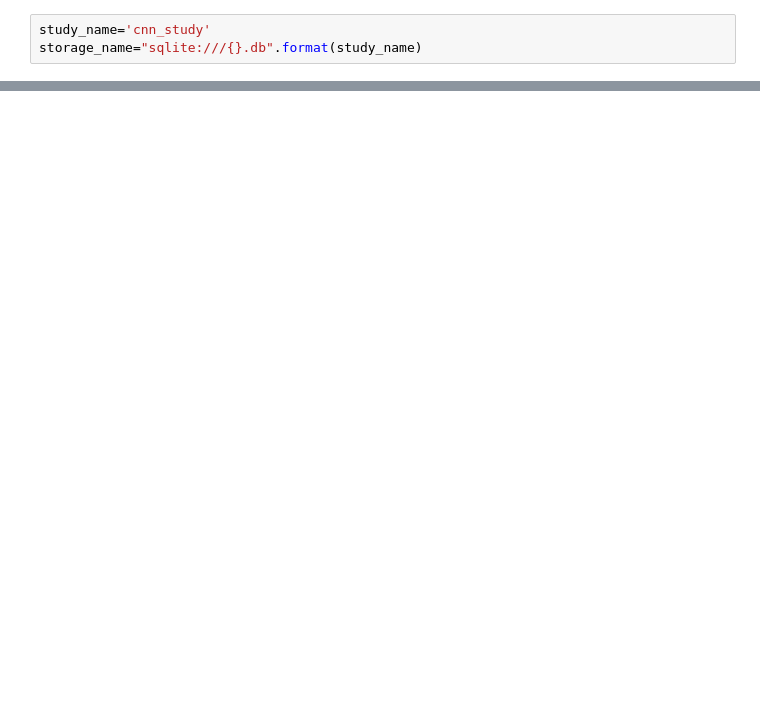
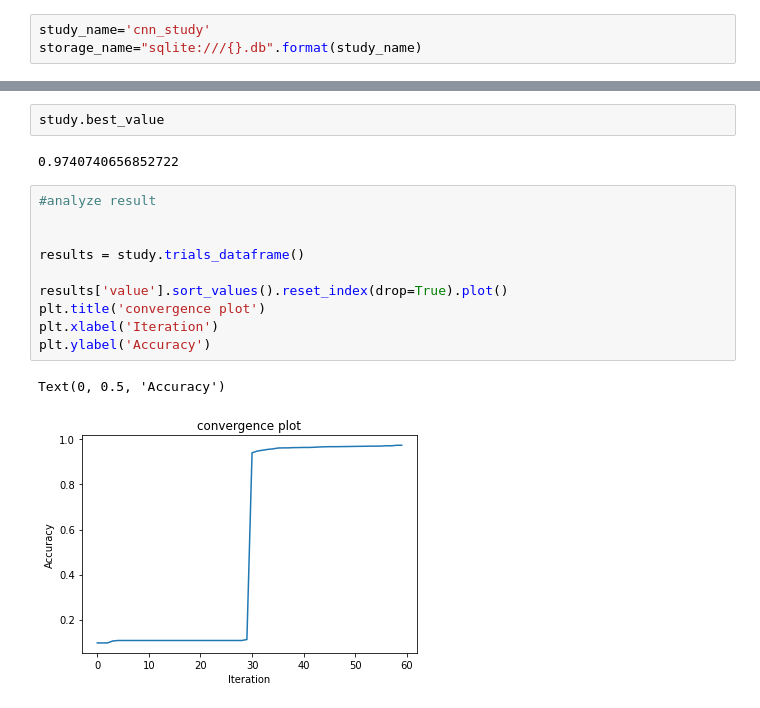
Before and after one commit to mahesh-ml/MLBasics, a Jupyter notebook: Optuna_optimizeCNN.ipynb, the cells around one changed output, grey strips where cells are left out. Cells and saved outputs as stored; diff of their text form; blank space fills up the shorter version.

```diff
--- a/Optuna_optimizeCNN.ipynb
+++ b/Optuna_optimizeCNN.ipynb
@@ -185,0 +240,17 @@ ValueError: ignored
+# %%
+study.best_value
+# %% [output]
+0.9740740656852722
+# %%
+#analyze result
+
+
+results = study.trials_dataframe()
+
+results['value'].sort_values().reset_index(drop=True).plot()
+plt.title('convergence plot')
+plt.xlabel('Iteration')
+plt.ylabel('Accuracy')
+# %% [output]
+Text(0, 0.5, 'Accuracy')
+[figure, added]
```
Also changed, not shown: parts of 14 cells of this notebook.
